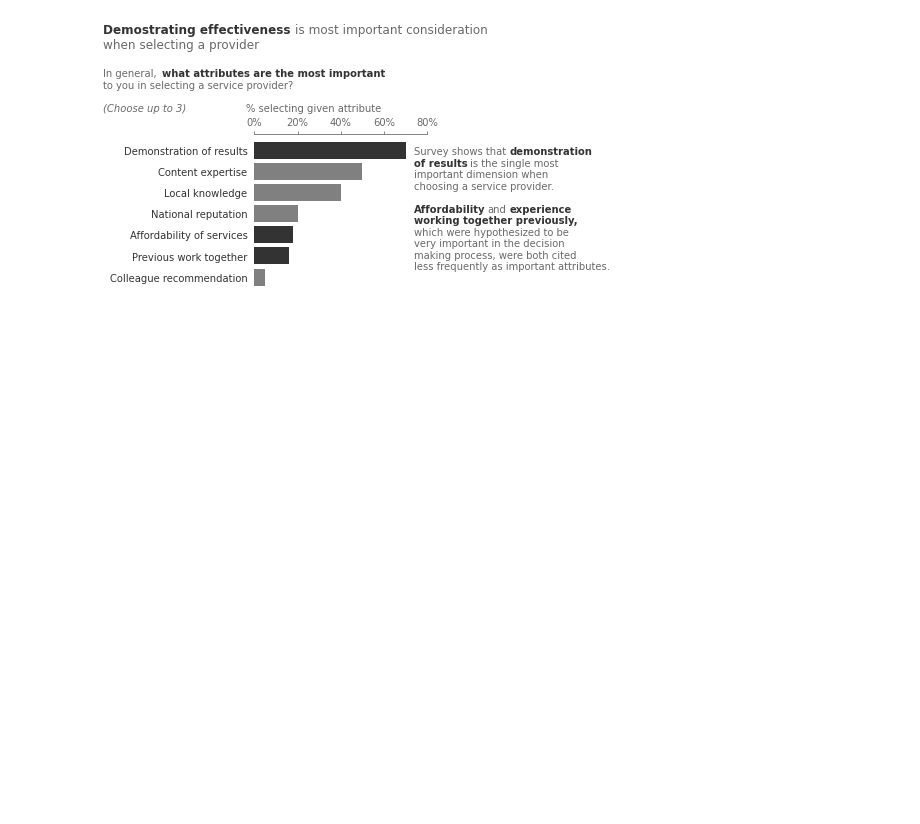
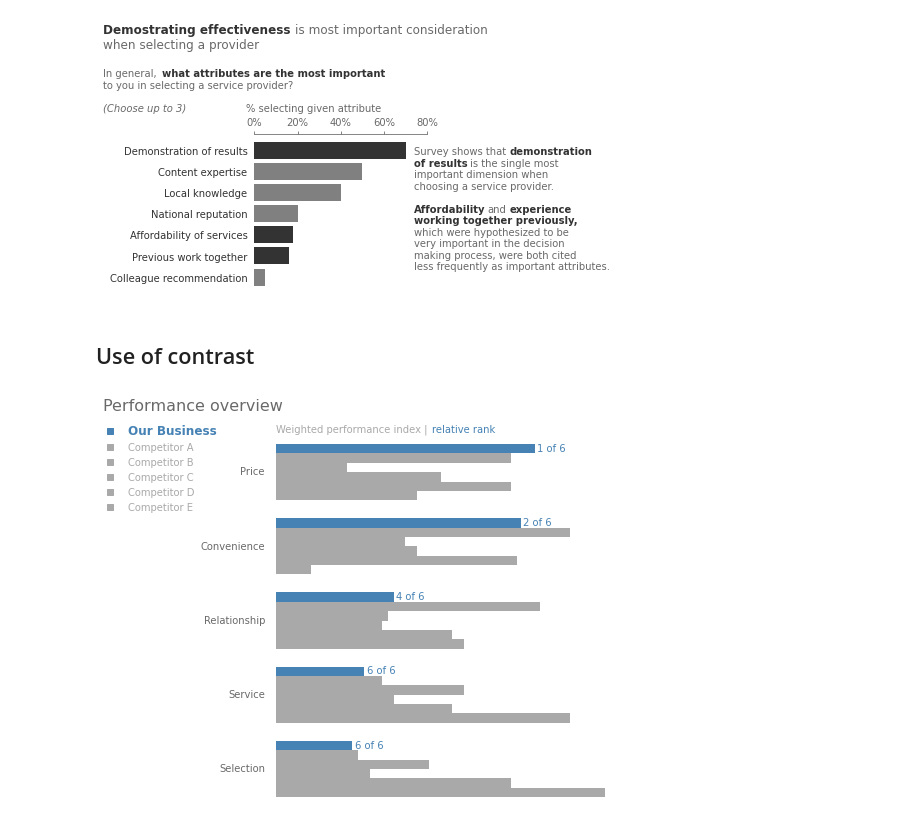
Before and after one commit to amandinhame/data-visualization-cookbook, a Jupyter notebook: matplotlib/storytelling_with_data.ipynb, the cells around one changed output. Drawn from its saved outputs; the diff is of its cells as text; code cells hidden in the pictures; blank space fills up the shorter version.

Commit message:
Add use of contrast chart

```diff
--- a/matplotlib/storytelling_with_data.ipynb
+++ b/matplotlib/storytelling_with_data.ipynb
@@ -951,3 +951,78 @@ ax2.set_xticklabels(['{}%'.format(i) for i in x_ticks])
 plt.show()
 # %% [output]
 [figure]
+# %% [markdown]
+## Use of contrast
+# %%
+import matplotlib.pyplot as plt
+import pandas as pd
+import numpy as np
+
+from matplotlib.lines import Line2D
+
+%matplotlib inline
+
+# Data
+data = pd.DataFrame([['Our business', -0.85, 0.58, -0.75, -0.5, 0.7], ['Competitor A', -0.8, 1, -0.6, 0.75, 0.5],
+       ['Competitor B', -0.2, -0.4, 0.1, -0.55, -0.9], ['Competitor C', -0.7, -0.3, -0.5, -0.6, -0.1],
+       ['Competitor D', 0.5, 0.55, 0, 0, 0.5], ['Competitor E', 1.3, -1.2, 1, 0.1, -0.3]],
+        columns=['Competitor', 'Selection', 'Convenience', 'Service', 'Relationship', 'Price'])
+
+# Colors
+palette = {
+    'black': 'xkcd:almost black',
+    'light_grey': 'darkgrey',
+    'grey': 'dimgrey',
+    'blue': 'steelblue'
+}
+
+fig, ax = plt.subplots(5, 1, sharex=True, figsize=(8, 6))
+fig.subplots_adjust(left=0.3, top=0.88, right=0.9, bottom=0.05)
+
+column_order = ['Price', 'Convenience', 'Relationship', 'Service', 'Selection']
+our_business_order = [1, 2, 4, 6, 6]
+
+for i, c in enumerate(column_order):
+    p1 = ax[i].barh(data['Competitor'][::-1], data[c][::-1] + 1.5, height=1, color=palette['light_grey'])
+    p2 = ax[i].barh(data['Competitor'][0], data[c][0] + 1.5, height=1, color=palette['blue'])
+
+    ax[i].text(data[c][::-1][0] + 1.52, 5, '{} of 6'.format(our_business_order[i]),
+               color=palette['blue'], va='center', fontsize=10)
+
+    ax[i].set_ylabel(c, rotation=0, color=palette['grey'], va='center', ha='right')
+
+    ax[i].xaxis.set_visible(False)
+
+    ax[i].set_yticklabels(['' for j in range(len(ax[i].get_yticks()))])
+
+    ax[i].tick_params(left=False)
+
+    for s in ax[i].spines:
+        ax[i].spines[s].set_visible(False)
+
+# Legend
+legend_items = [Line2D([0], [0], marker='s', lw=0, color=palette['blue'], label='Our Business'),
+                Line2D([0], [0], marker='s', lw=0, color=palette['light_grey'], label='Competitor A'),
+                Line2D([0], [0], marker='s', lw=0, color=palette['light_grey'], label='Competitor B'),
+                Line2D([0], [0], marker='s', lw=0, color=palette['light_grey'], label='Competitor C'),
+                Line2D([0], [0], marker='s', lw=0, color=palette['light_grey'], label='Competitor D'),
+                Line2D([0], [0], marker='s', lw=0, color=palette['light_grey'], label='Competitor E')]
+
+legend = plt.figlegend(handles=legend_items, loc=(0.00, 0.70), frameon=False, facecolor=palette['light_grey'])
+
+legend_first = legend.get_texts()[0]
+legend_first.set_color(palette['blue'])
+legend_first.set_weight('bold')
+legend_first.set_size(12)
+
+for text in legend.get_texts()[1:]:
+    text.set_color(palette['light_grey'])
+
+# Texts
+fig.text(0, 0.95, 'Performance overview', color=palette['grey'], fontsize=16)
+fig.text(0.3, 0.9, 'Weighted performance index |', color=palette['light_grey'])
+fig.text(0.57, 0.9, 'relative rank', color=palette['blue'])
+
+plt.show()
+# %% [output]
+[figure, added]
```
Also changed, not shown: parts of 1 cell of this notebook.
